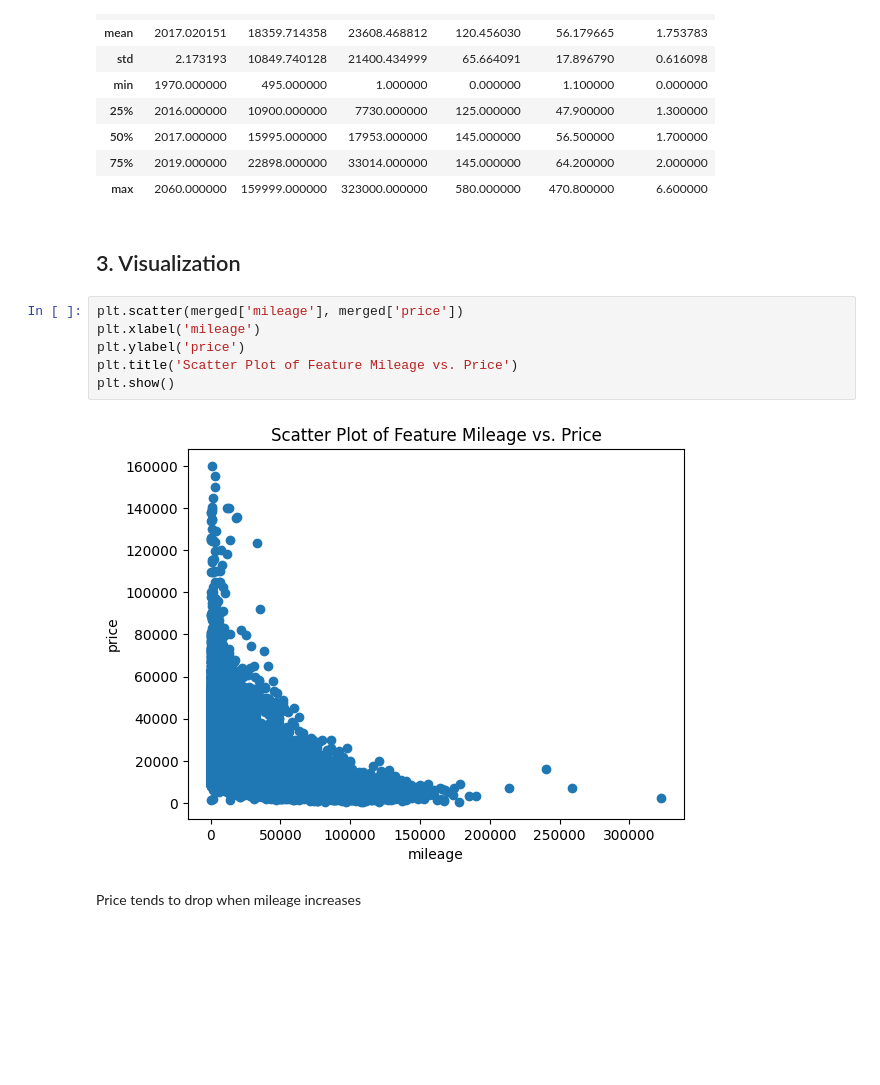
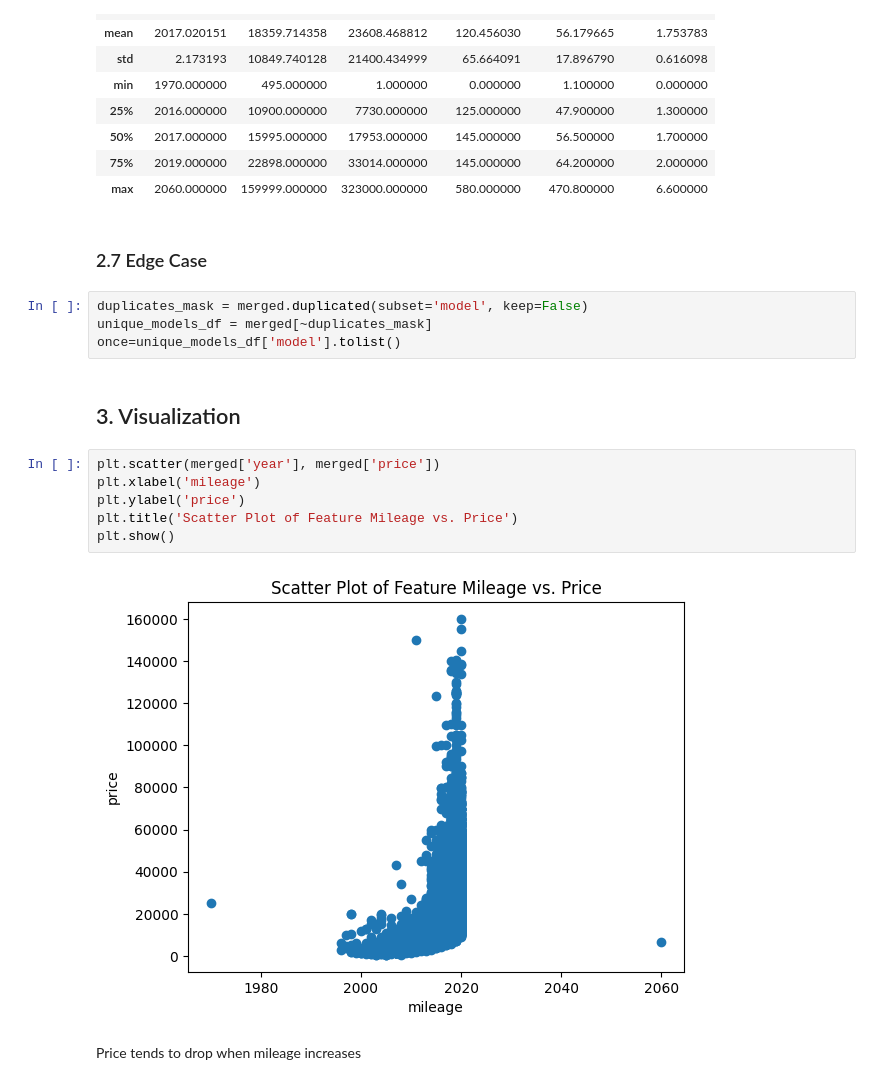
Before and after one commit to 10xRyan/used_cars, a Jupyter notebook: note/EDA_cars.ipynb, the cells around one changed output. Drawn from its saved outputs; the diff is of its cells as text; blank space fills up the shorter version.

```diff
--- a/note/EDA_cars.ipynb
+++ b/note/EDA_cars.ipynb
@@ -166,15 +166,21 @@ merged.describe()
 | 50% | 2017.000000 | 15995.000000 | 17953.000000 | 145.000000 | 56.500000 | 1.700000 |
 | 75% | 2019.000000 | 22898.000000 | 33014.000000 | 145.000000 | 64.200000 | 2.000000 |
 | max | 2060.000000 | 159999.000000 | 323000.000000 | 580.000000 | 470.800000 | 6.600000 |
+# %% [markdown]
+### 2.7 Edge Case
+# %%
+duplicates_mask = merged.duplicated(subset='model', keep=False)
+unique_models_df = merged[~duplicates_mask]
+once=unique_models_df['model'].tolist()
 # %% [markdown]
 ## 3. Visualization
 # %%
-plt.scatter(merged['mileage'], merged['price'])
+plt.scatter(merged['year'], merged['price'])
 plt.xlabel('mileage')
 plt.ylabel('price')
 plt.title('Scatter Plot of Feature Mileage vs. Price')
 plt.show()
 # %% [output]
-[figure, old version]
+[figure, new version]
 # %% [markdown]
 Price tends to drop when mileage increases
```
Also changed, not shown: parts of 1 cell of this notebook, 10 other files.
